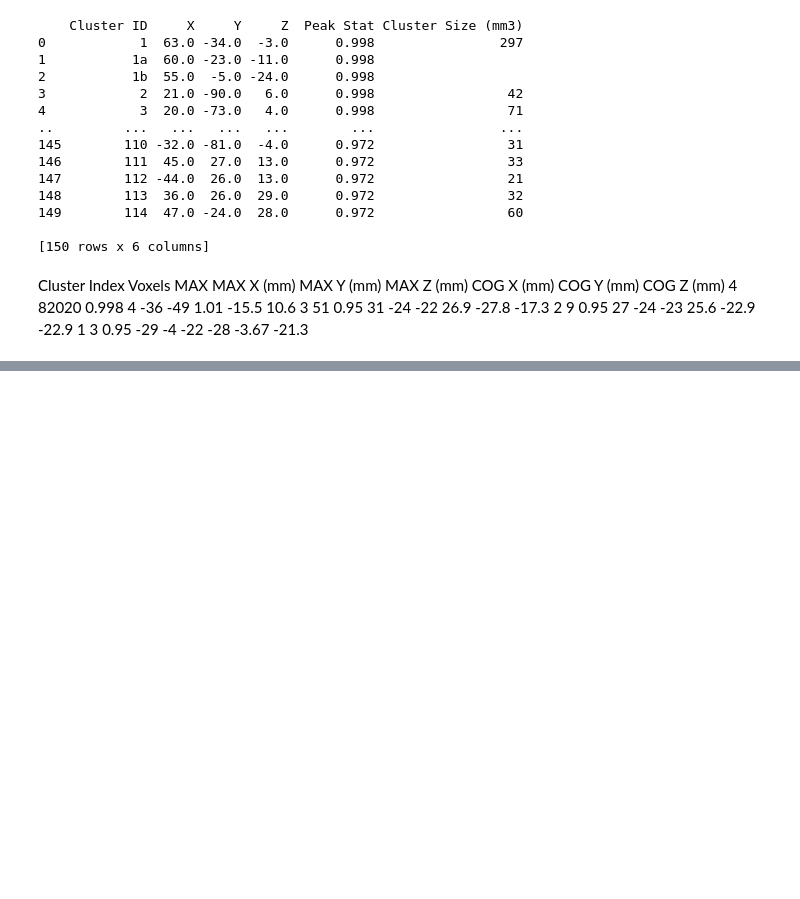
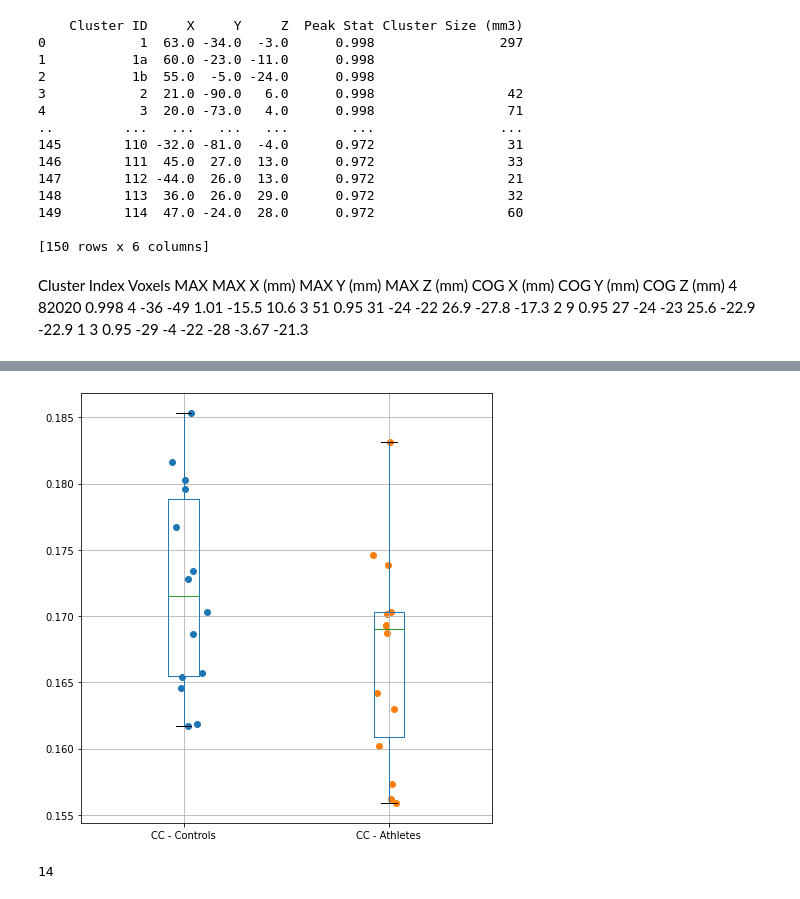
Before and after one commit to davide-aloi/mri_scripts, a Jupyter notebook: dti/dti_FA_analysis.ipynb, the cells around one changed output, grey strips where cells are left out. Cells and saved outputs as stored; diff of their text form; code cells hidden in the pictures; blank space fills up the shorter version.

```diff
--- a/dti/dti_FA_analysis.ipynb
+++ b/dti/dti_FA_analysis.ipynb
@@ -206,0 +408,23 @@ Cluster Index	Voxels	MAX	MAX X (mm)	MAX Y (mm)	MAX Z (mm)	COG X (mm)	COG Y (mm)
+# %%
+# But you can also plot the second set of tracts analysed (index 1)
+plt.rcParams["figure.figsize"] = [6.50, 6.50]
+plt.rcParams["figure.autolayout"] = True
+data = pd.DataFrame({"CC - Controls": all_tracts_means[1][0:14], "CC - Athletes": all_tracts_means[1][14:28]})
+data.boxplot()
+
+for i, d in enumerate(data):
+   y = data[d]
+   x = np.random.normal(i + 1, 0.04, len(y))
+   plt.scatter(x, y)
+plt.show()
+# %% [output]
+[figure, added]
+# %%
+# Correlation analysis
+
+# Behavioural measures athletes
+p_speed = [520,500,480,515,440,500,520,500,460,520,560,450,480,420]
+w_m = [4,4,4,4,2,4,4,3,3,4,4,4,4,3]
+symp_sev = [3,17,8,6,27,11,5,17,0,41,43,41,12,20]
+# %% [output]
+14
```
Also changed, not shown: parts of 8 cells of this notebook, 3 other files.
